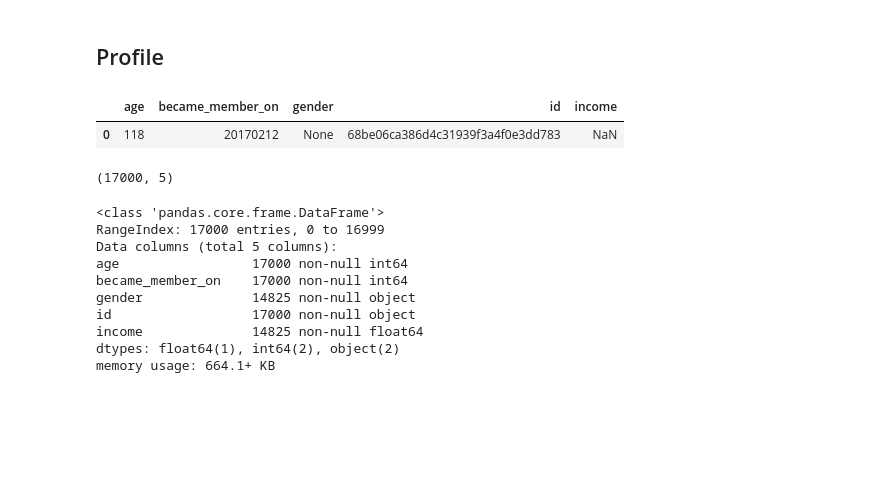
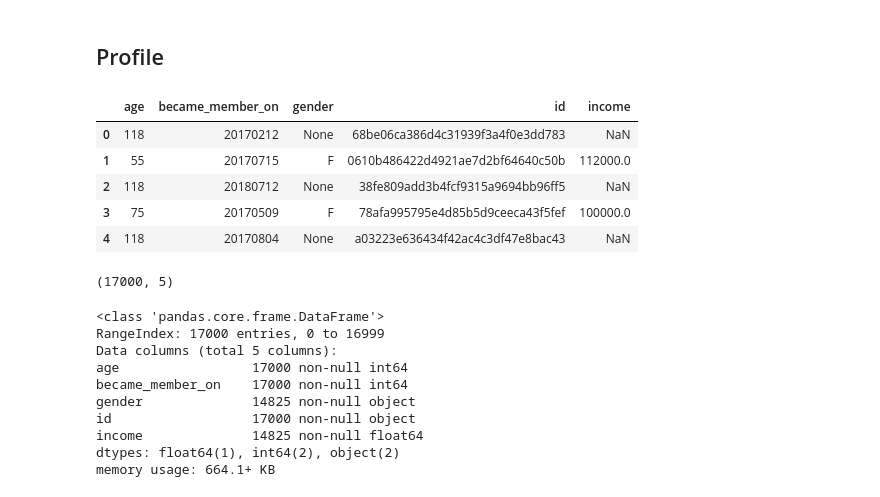
Before and after one commit to pato0301/starbucks_capstone_udacity, a Jupyter notebook: Starbucks_Capstone_notebook.ipynb, the cells around one changed output. Saved outputs shown, nothing was run; the diff lists cells and outputs as text; code cells hidden in the pictures; blank space fills up the shorter version.

```diff
--- a/Starbucks_Capstone_notebook.ipynb
+++ b/Starbucks_Capstone_notebook.ipynb
@@ -179,10 +194,14 @@ Name: channels, dtype: object
 # %% [markdown]
 ## Profile
 # %%
-profile.head(1)
+profile.head(5)
 # %% [output]
 |  | age | became_member_on | gender | id | income |
 | 0 | 118 | 20170212 | None | 68be06ca386d4c31939f3a4f0e3dd783 | NaN |
+| 1 | 55 | 20170715 | F | 0610b486422d4921ae7d2bf64640c50b | 112000.0 |
+| 2 | 118 | 20180712 | None | 38fe809add3b4fcf9315a9694bb96ff5 | NaN |
+| 3 | 75 | 20170509 | F | 78afa995795e4d85b5d9ceeca43f5fef | 100000.0 |
+| 4 | 118 | 20170804 | None | a03223e636434f42ac4c3df47e8bac43 | NaN |
 # %%
 profile.shape
 # %% [output]
```
Also changed, not shown: parts of 23 cells of this notebook.
